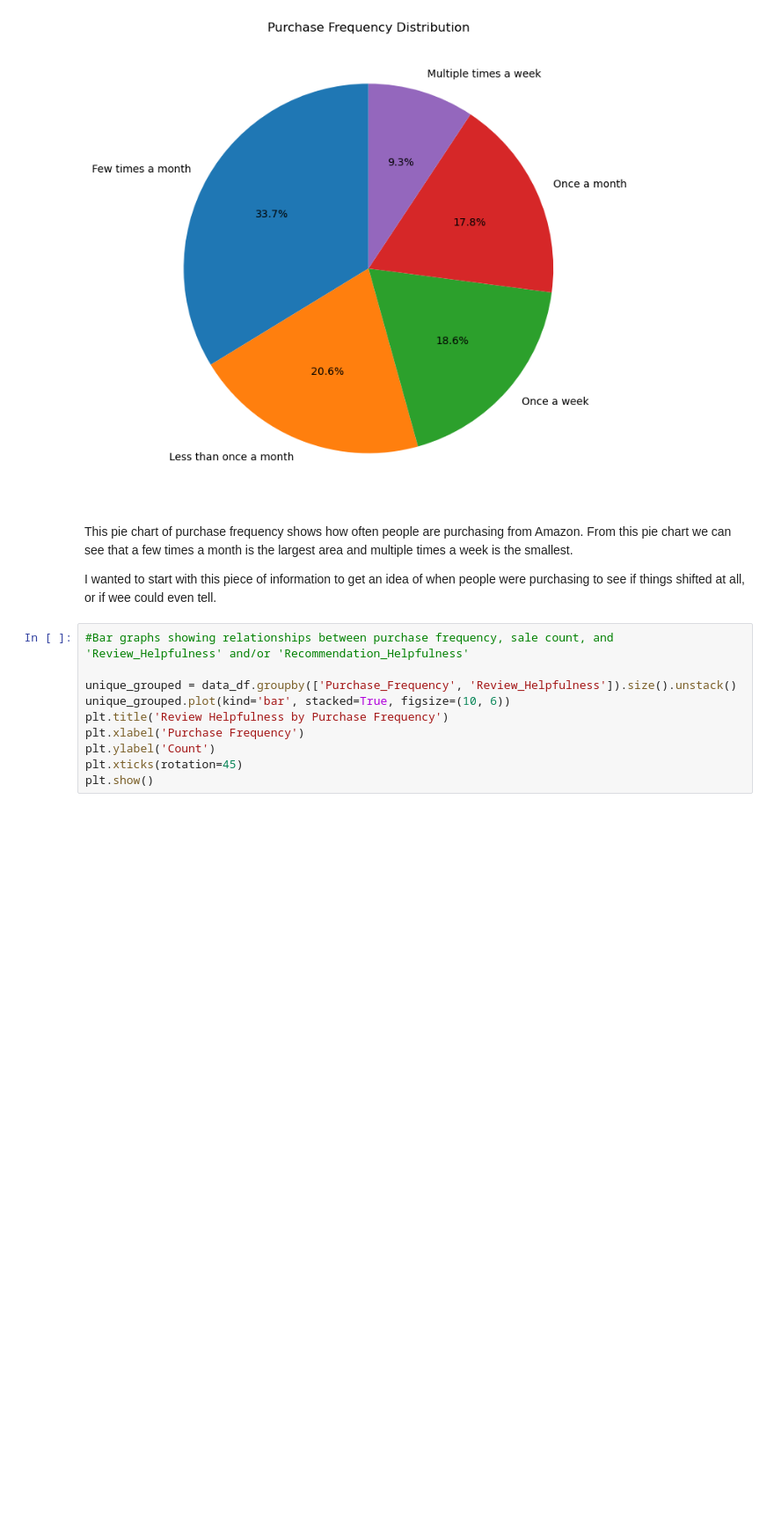
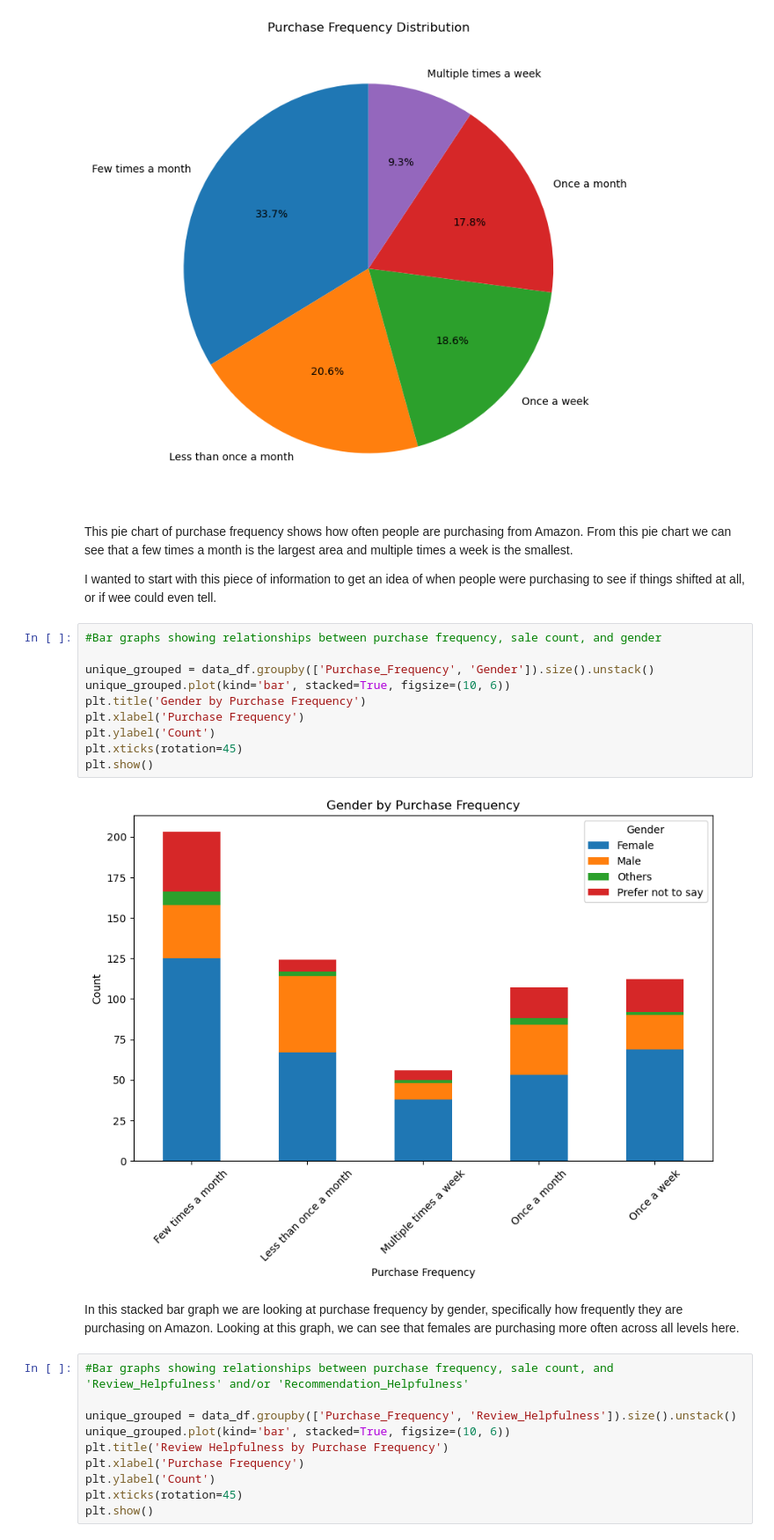
Before and after one commit to rubyghabboun/project1_sudowoodo1, a Jupyter notebook: trish_reviews_recs.ipynb, the cells around one changed output. Shown at 88% size. Cells and saved outputs as stored; diff of their text form; blank space fills up the shorter version.

```diff
--- a/trish_reviews_recs.ipynb
+++ b/trish_reviews_recs.ipynb
@@ -91,6 +92,20 @@ plt.show()
 This pie chart of purchase frequency shows how often people are purchasing from Amazon. From this pie chart we can see that a few times a month is the largest area and multiple times a week is the smallest.
 
 I wanted to start with this piece of information to get an idea of when people were purchasing to see if things shifted at all, or if wee could even tell.
+# %%
+#Bar graphs showing relationships between purchase frequency, sale count, and gender
+
+unique_grouped = data_df.groupby(['Purchase_Frequency', 'Gender']).size().unstack()
+unique_grouped.plot(kind='bar', stacked=True, figsize=(10, 6))
+plt.title('Gender by Purchase Frequency')
+plt.xlabel('Purchase Frequency')
+plt.ylabel('Count')
+plt.xticks(rotation=45)
+plt.show()
+# %% [output]
+[figure, added]
+# %% [markdown]
+In this stacked bar graph we are looking at purchase frequency by gender, specifically how frequently they are purchasing on Amazon. Looking at this graph, we can see that females are purchasing more often across all levels here.
 # %%
 #Bar graphs showing relationships between purchase frequency, sale count, and 'Review_Helpfulness' and/or 'Recommendation_Helpfulness'
 
```
Also changed, not shown: parts of 18 cells of this notebook.
